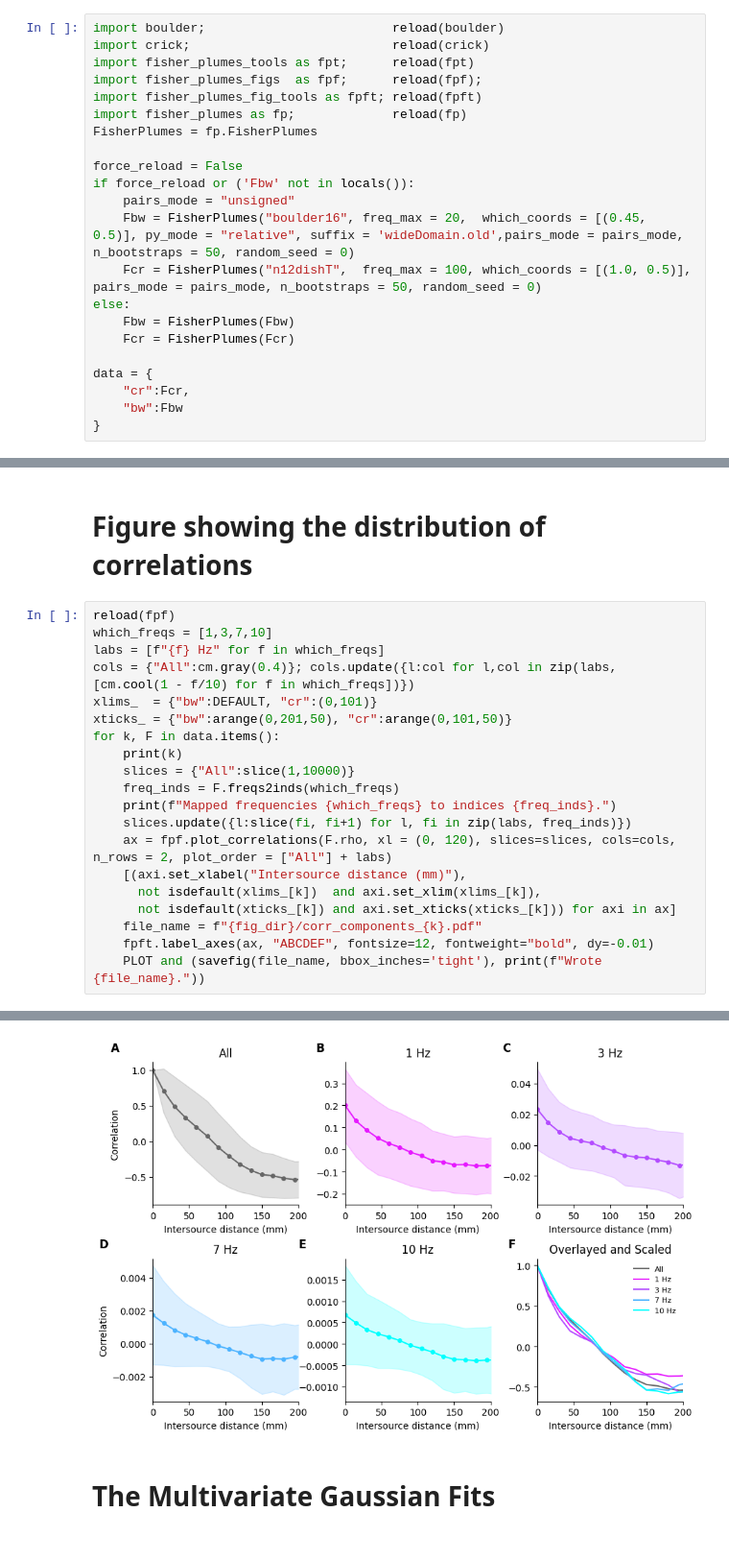
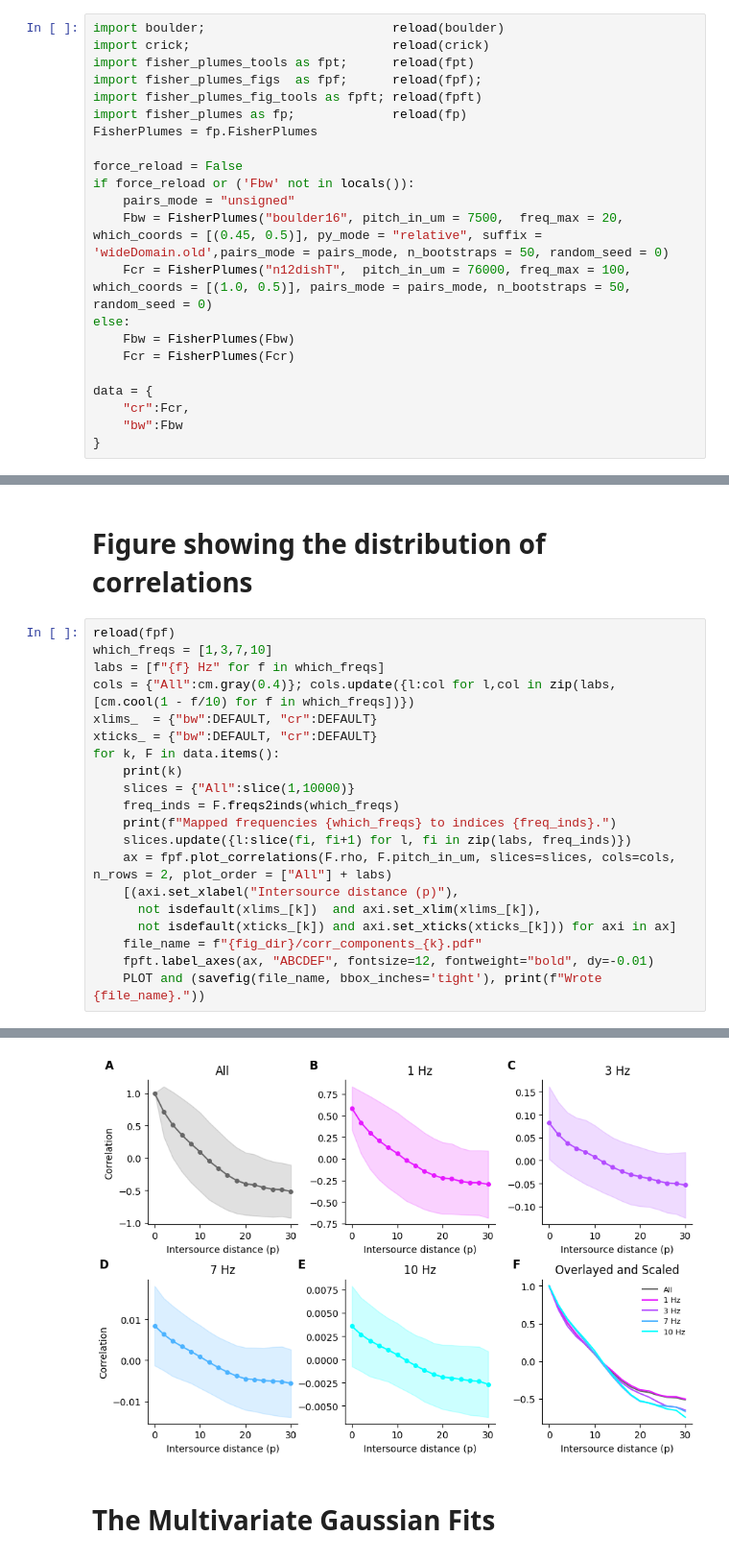
Before and after one commit to stootoon/fisher-plumes, a Jupyter notebook: make_figs.ipynb, the cells around one changed output, grey strips where cells are left out. Shown at 96% size. Drawn from its saved outputs; the diff is of its cells as text.

```diff
--- a/make_figs.ipynb
+++ b/make_figs.ipynb
@@ -34,8 +34,8 @@ FisherPlumes = fp.FisherPlumes
 force_reload = False
 if force_reload or ('Fbw' not in locals()):
     pairs_mode = "unsigned"
-    Fbw = FisherPlumes("boulder16", freq_max = 20,  which_coords = [(0.45, 0.5)], py_mode = "relative", suffix = 'wideDomain.old',pairs_mode = pairs_mode, n_bootstraps = 50, random_seed = 0)
-    Fcr = FisherPlumes("n12dishT",  freq_max = 100, which_coords = [(1.0, 0.5)], pairs_mode = pairs_mode, n_bootstraps = 50, random_seed = 0)
+    Fbw = FisherPlumes("boulder16", pitch_in_um = 7500,  freq_max = 20,  which_coords = [(0.45, 0.5)], py_mode = "relative", suffix = 'wideDomain.old',pairs_mode = pairs_mode, n_bootstraps = 50, random_seed = 0)
+    Fcr = FisherPlumes("n12dishT",  pitch_in_um = 76000, freq_max = 100, which_coords = [(1.0, 0.5)], pairs_mode = pairs_mode, n_bootstraps = 50, random_seed = 0)
 else:
     Fbw = FisherPlumes(Fbw)
     Fcr = FisherPlumes(Fcr)
@@ -175,16 +180,16 @@ reload(fpf)
 which_freqs = [1,3,7,10]
 labs = [f"{f} Hz" for f in which_freqs]
 cols = {"All":cm.gray(0.4)}; cols.update({l:col for l,col in zip(labs, [cm.cool(1 - f/10) for f in which_freqs])})
-xlims_  = {"bw":DEFAULT, "cr":(0,101)}
-xticks_ = {"bw":arange(0,201,50), "cr":arange(0,101,50)}
+xlims_  = {"bw":DEFAULT, "cr":DEFAULT}
+xticks_ = {"bw":DEFAULT, "cr":DEFAULT}
 for k, F in data.items():
     print(k)
     slices = {"All":slice(1,10000)}
     freq_inds = F.freqs2inds(which_freqs)
     print(f"Mapped frequencies {which_freqs} to indices {freq_inds}.")
     slices.update({l:slice(fi, fi+1) for l, fi in zip(labs, freq_inds)})
-    ax = fpf.plot_correlations(F.rho, xl = (0, 120), slices=slices, cols=cols, n_rows = 2, plot_order = ["All"] + labs)
-    [(axi.set_xlabel("Intersource distance (mm)"),
+    ax = fpf.plot_correlations(F.rho, F.pitch_in_um, slices=slices, cols=cols, n_rows = 2, plot_order = ["All"] + labs)
+    [(axi.set_xlabel("Intersource distance (p)"),
       not isdefault(xlims_[k])  and axi.set_xlim(xlims_[k]),
       not isdefault(xticks_[k]) and axi.set_xticks(xticks_[k])) for axi in ax]
     file_name = f"{fig_dir}/corr_components_{k}.pdf"
@@ -201,4 +206,4 @@ Wrote figs/wnd_2sec/corr_components_bw.pdf.
-[figure, old version]
+[figure, new version]
 # %% [markdown]
 # The Multivariate Gaussian Fits
 # %%
```
Also changed, not shown: parts of 11 cells of this notebook, 32 other files.
